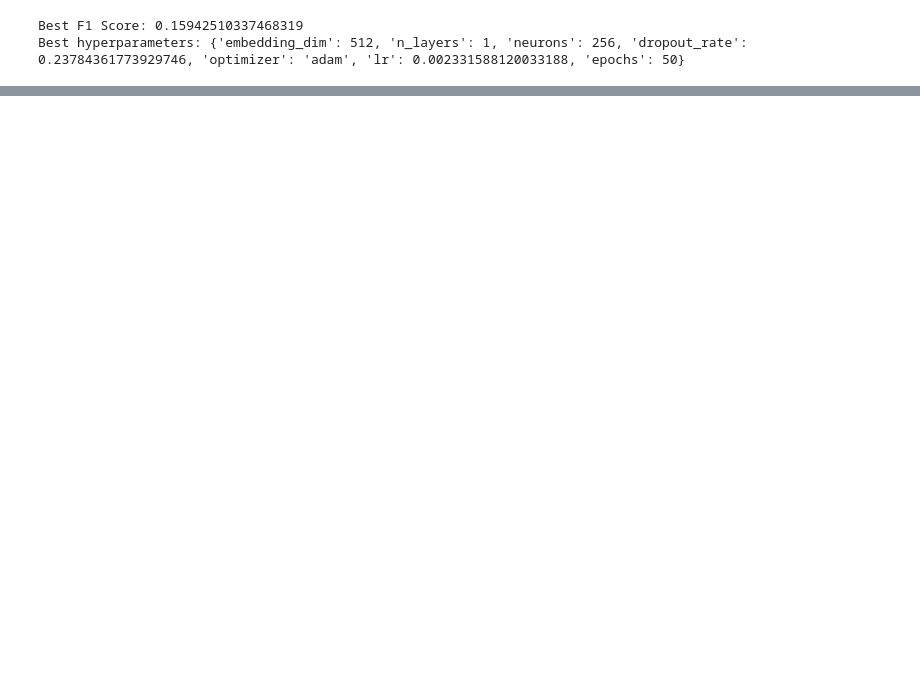
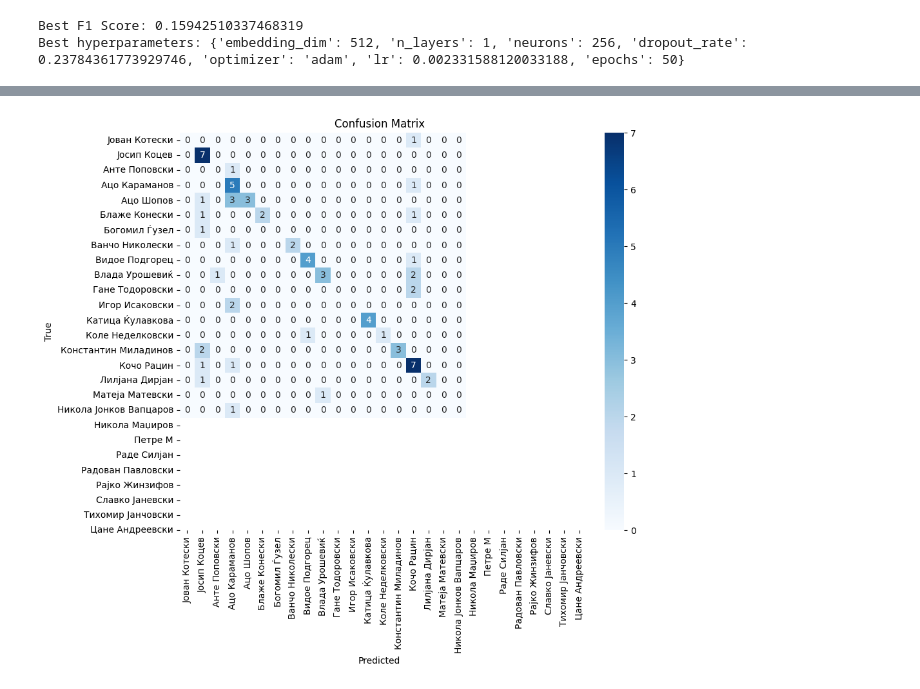
Before and after one commit to IvanNikolovBT/Diploma-Thesis, a Jupyter notebook: classification/test.ipynb, the cells around one changed output, grey strips where cells are left out. Drawn from its saved outputs; the diff is of its cells as text; code cells hidden in the pictures; blank space fills up the shorter version.

```diff
--- a/classification/test.ipynb
+++ b/classification/test.ipynb
@@ -472,0 +512,92 @@ Best hyperparameters: {'embedding_dim': 512, 'n_layers': 1, 'neurons': 256, 'dro
+# %%
+from sklearn.model_selection import train_test_split
+from sklearn.feature_extraction.text import TfidfVectorizer
+from sklearn.preprocessing import LabelEncoder
+from sklearn.metrics import f1_score, confusion_matrix
+import tensorflow as tf
+from tensorflow import keras
+from tensorflow.keras import layers
+import numpy as np
+import seaborn as sns
+import matplotlib.pyplot as plt
+
+# ================================================
+# Prepare dataset
+# ================================================
+only_song = ['author', 'context']
+train, test = train_test_split(database, test_size=0.3, random_state=random_seed)
+train_x, train_y = train.drop(columns=only_song), train['author']
+test_x, test_y = test.drop(columns=only_song), test['author']
+
+train_texts = train_x["song_text"].astype(str)
+test_texts = test_x["song_text"].astype(str)
+
+vectorizer = TfidfVectorizer(max_features=5000)
+X_train = vectorizer.fit_transform(train_texts).toarray()
+X_test = vectorizer.transform(test_texts).toarray()
+
+label_encoder = LabelEncoder()
+train_y_encoded = label_encoder.fit_transform(train_y)
+
+mask = test_y.isin(train_y)
+X_test = X_test[mask.values]
+test_y = test_y[mask]
+test_y_encoded = label_encoder.transform(test_y)
+
+num_classes = len(label_encoder.classes_)
+
+# ================================================
+# Fixed hyperparameters from Optuna
+# ================================================
+n_layers = 3
+neurons = 256
+activation = "tanh"
+dropout_rate = 0.13153114520748327
+optimizer_name = "rmsprop"
+lr = 0.005316984826828762
+epochs = 47
+
+# ================================================
+# Build model
+# ================================================
+model = keras.Sequential()
+model.add(layers.Input(shape=(X_train.shape[1],)))
+
+for _ in range(n_layers):
+    model.add(layers.Dense(neurons, activation=activation))
+
+model.add(layers.Dropout(dropout_rate))
+model.add(layers.Dense(num_classes, activation="softmax"))
+
+# Optimizer
+optimizer = keras.optimizers.RMSprop(learning_rate=lr)
+
+model.compile(
+    optimizer=optimizer,
+    loss="sparse_categorical_crossentropy",
+    metrics=["accuracy"]
+)
+
+
+history = model.fit(
+    X_train, train_y_encoded,
+    validation_data=(X_test, test_y_encoded),
+    epochs=epochs,
+    batch_size=32,
+    verbose=1
+)
+
+y_pred = np.argmax(model.predict(X_test, verbose=0), axis=1)
+f1 = f1_score(test_y_encoded, y_pred, average="weighted")
+print(f"Weighted F1 Score: {f1:.4f}")
+
+cm = confusion_matrix(test_y_encoded, y_pred)
+plt.figure(figsize=(10, 8))
+sns.heatmap(cm, annot=True, fmt="d", cmap="Blues",
+            xticklabels=label_encoder.classes_,
+            yticklabels=label_encoder.classes_)
+plt.xlabel("Predicted")
+plt.ylabel("True")
+plt.title("Confusion Matrix")
+plt.show()
+# %% [output]
@@ -472,0 +621 @@ Best hyperparameters: {'embedding_dim': 512, 'n_layers': 1, 'neurons': 256, 'dro
+[figure, added]
```
Also changed, not shown: parts of 6 cells of this notebook, 6 other files.
